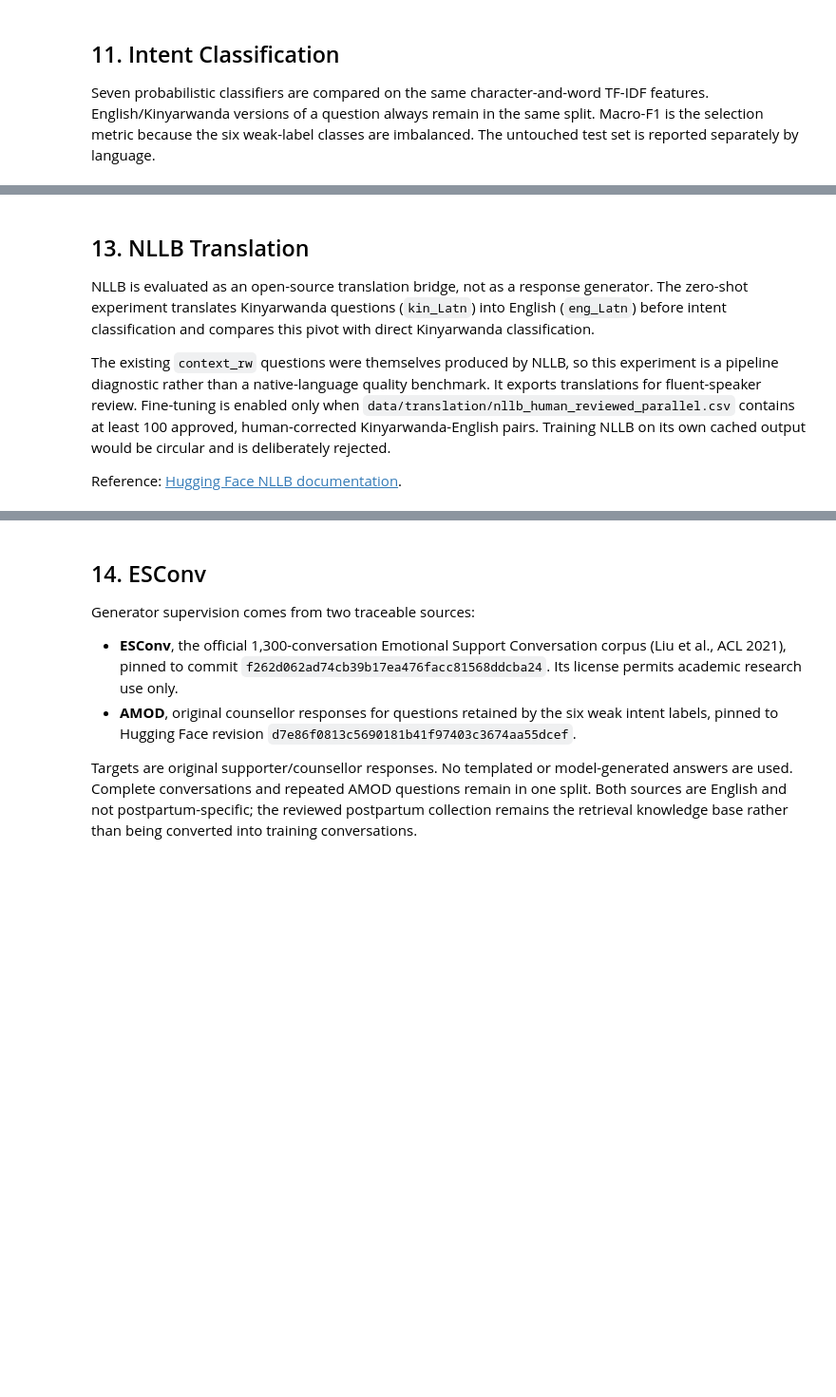
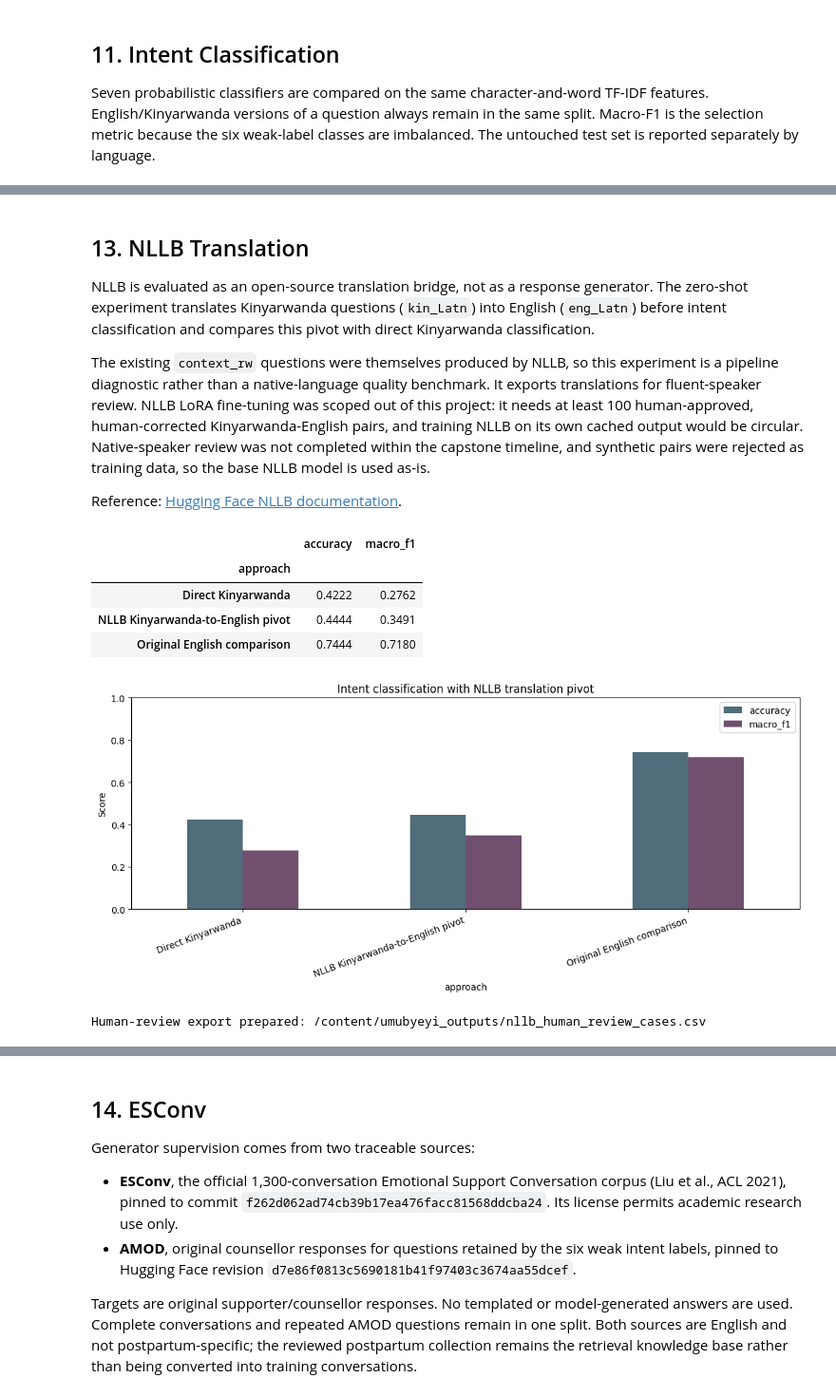
Before and after one commit to IrutingaboRaissa/UMUBYEYI, a Jupyter notebook: notebooks/umubyeyi.ipynb, the cells around one changed output, grey strips where cells are left out. Shown at 95% size. Cells and saved outputs as stored; diff of their text form; code cells hidden in the pictures; blank space fills up the shorter version.

```diff
--- a/notebooks/umubyeyi.ipynb
+++ b/notebooks/umubyeyi.ipynb
@@ -639,10 +798,11 @@ before intent classification and compares this pivot with direct Kinyarwanda cla
 
 The existing `context_rw` questions were themselves produced by NLLB, so this experiment is a
 pipeline diagnostic rather than a native-language quality benchmark. It exports translations
-for fluent-speaker review. Fine-tuning is enabled only when
-`data/translation/nllb_human_reviewed_parallel.csv` contains at least 100 approved,
-human-corrected Kinyarwanda-English pairs. Training NLLB on its own cached output would be
-circular and is deliberately rejected.
+for fluent-speaker review. NLLB LoRA fine-tuning was scoped out of this project: it needs at
+least 100 human-approved, human-corrected Kinyarwanda-English pairs, and training NLLB on its
+own cached output would be circular. Native-speaker review was not completed within the
+capstone timeline, and synthetic pairs were rejected as training data, so the base NLLB model
+is used as-is.
 
 Reference: [Hugging Face NLLB documentation](https://huggingface.co/docs/transformers/en/model_doc/nllb).
 # %%
@@ -662,7 +822,7 @@ nllb_model = AutoModelForSeq2SeqLM.from_pretrained(
     NLLB_MODEL_ID, torch_dtype=torch.float16, low_cpu_mem_usage=True
 ).to('cuda').eval()
 
-def nllb_translate(texts, source_language, target_language, batch_size=8):
+def nllb_translate(texts, source_language, target_language, batch_size=32):
     nllb_tokenizer.src_lang = source_language
     translations = []
     for start in range(0, len(texts), batch_size):
@@ -694,32 +854,40 @@ pivot_metrics = pd.DataFrame([
         'accuracy': accuracy_score(intent_test['intent'], pivot_predictions),
         'macro_f1': f1_score(intent_test['intent'], pivot_predictions, average='macro'),
     },
     {
         'approach': 'Original English comparison',
         'accuracy': intent_test_results.loc['English', 'accuracy'],
         'macro_f1': intent_test_results.loc['English', 'macro_f1'],
     },
 ]).set_index('approach')
 display(pivot_metrics.round(4))
 pivot_metrics.to_csv(OUTPUT_ROOT / 'nllb_intent_pivot_metrics.csv')
 pivot_metrics.plot.bar(
     figsize=(11, 5), ylim=(0, 1), color=['#4f6d7a', '#704f6f'],
     title='Intent classification with NLLB translation pivot'
 )
 plt.ylabel('Score'); plt.xticks(rotation=20, ha='right'); plt.tight_layout(); plt.show()
 
 nllb_review = intent_fit[['context_rw', 'Context', 'intent']].sample(
     n=min(120, len(intent_fit)), random_state=SEED
 ).rename(columns={'context_rw': 'source_rw', 'Context': 'original_english'})
 nllb_review['nllb_english'] = nllb_translate(
     nllb_review['source_rw'].tolist(), NLLB_SOURCE_LANGUAGE, NLLB_TARGET_LANGUAGE
 )
 for column in [
     'meaning_preserved_1_to_5', 'english_fluency_1_to_5',
     'kinyarwanda_source_naturalness_1_to_5', 'target_en', 'approved', 'reviewer_notes'
 ]:
     nllb_review[column] = ''
 nllb_review.to_csv(OUTPUT_ROOT / 'nllb_human_review_cases.csv', index=False)
 print('Human-review export prepared:', OUTPUT_ROOT / 'nllb_human_review_cases.csv')
+# %% [output]
+|  | accuracy | macro_f1 |
+| approach |  |  |
+| Direct Kinyarwanda | 0.4222 | 0.2762 |
+| NLLB Kinyarwanda-to-English pivot | 0.4444 | 0.3491 |
+| Original English comparison | 0.7444 | 0.7180 |
+[figure, added]
+Human-review export prepared: /content/umubyeyi_outputs/nllb_human_review_cases.csv
 # %%
 NLLB_PARALLEL_DATA = ROOT / 'data/translation/nllb_human_reviewed_parallel.csv'
```
Also changed, not shown: parts of 28 cells of this notebook.
